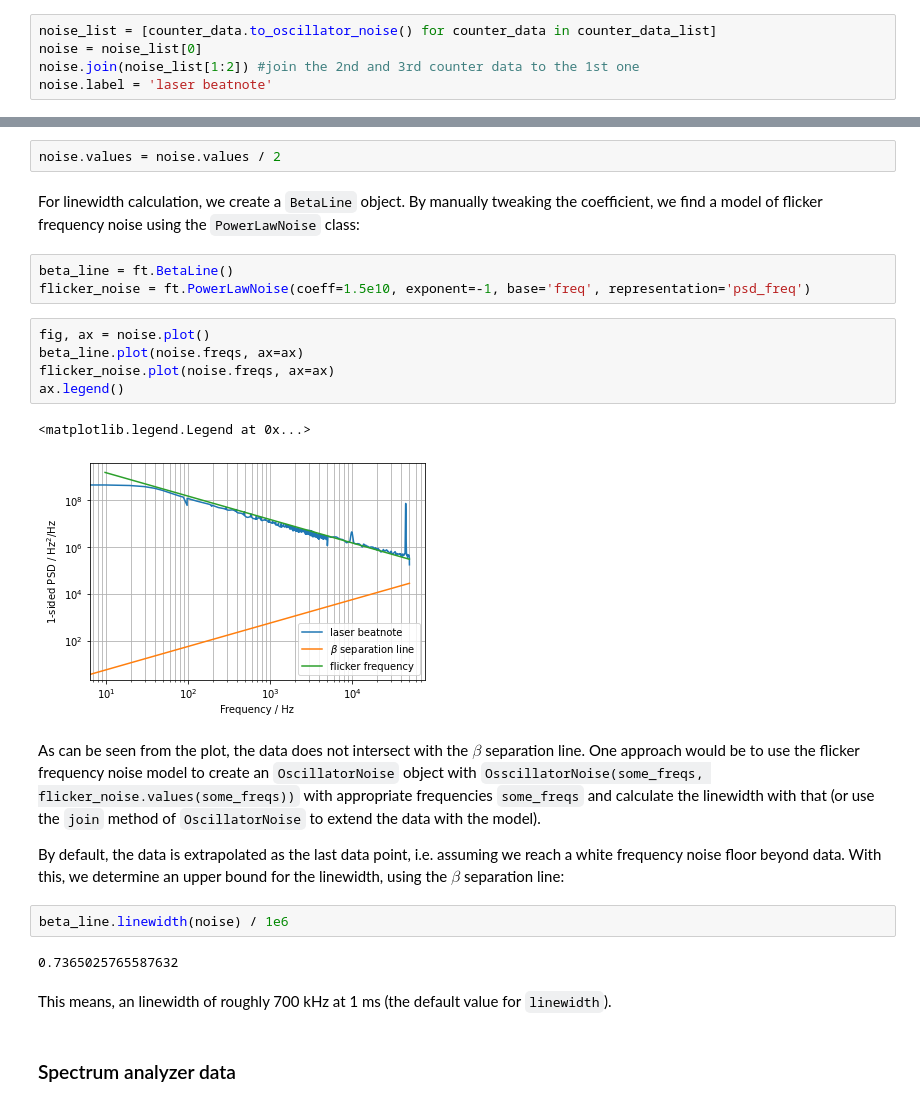
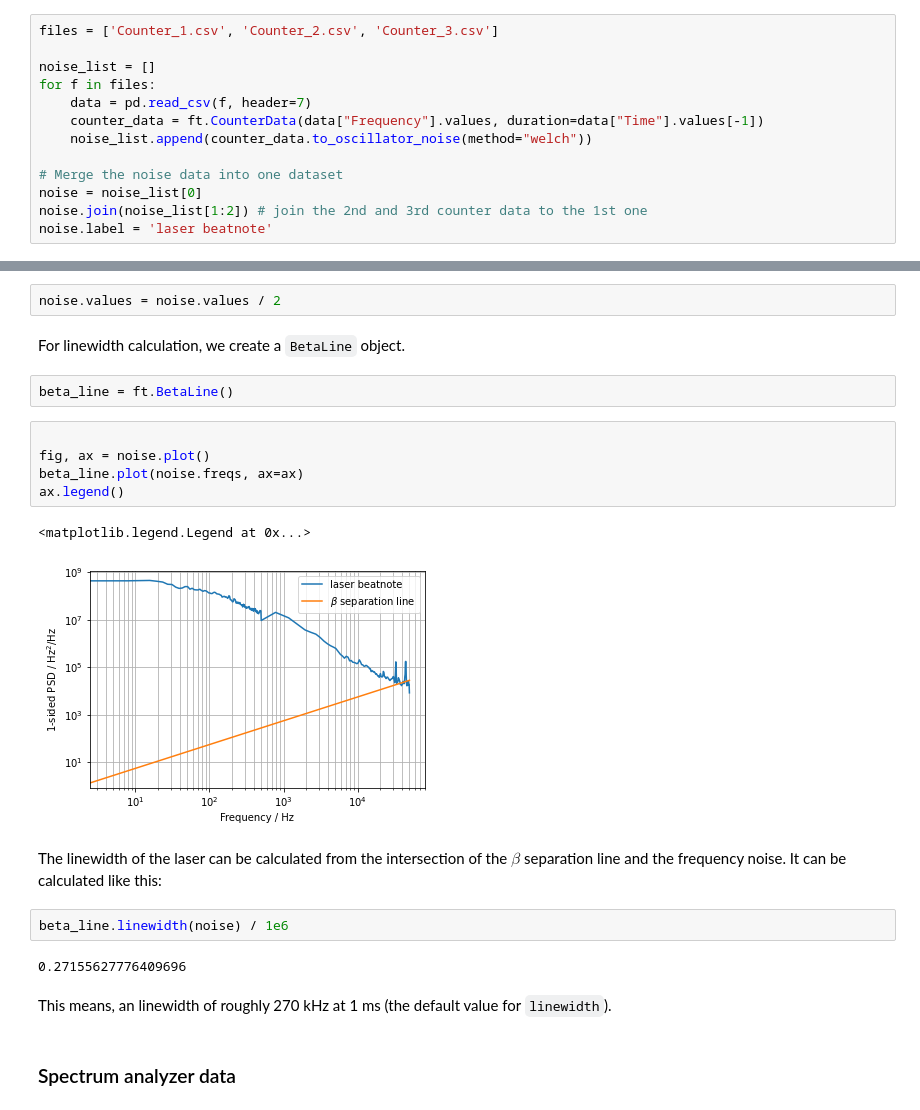
Before and after one commit to bleykauf/freqtools, a Jupyter notebook: examples/Examples.ipynb, the cells around one changed output, grey strips where cells are left out. Saved outputs shown, nothing was run; the diff lists cells and outputs as text.

Commit message:
Add comprehensive example and new data.

```diff
--- a/examples/Examples.ipynb
+++ b/examples/Examples.ipynb
@@ -34,35 +21,40 @@ Each of the CounterData objects in `counter_data_list` is then converted to a `O
 # %%
-noise_list = [counter_data.to_oscillator_noise() for counter_data in counter_data_list]
+files = ['Counter_1.csv', 'Counter_2.csv', 'Counter_3.csv']
+
+noise_list = []
+for f in files:
+    data = pd.read_csv(f, header=7)
+    counter_data = ft.CounterData(data["Frequency"].values, duration=data["Time"].values[-1])
+    noise_list.append(counter_data.to_oscillator_noise(method="welch"))
+
+# Merge the noise data into one dataset
 noise = noise_list[0]
-noise.join(noise_list[1:2]) #join the 2nd and 3rd counter data to the 1st one
+noise.join(noise_list[1:2]) # join the 2nd and 3rd counter data to the 1st one
 noise.label = 'laser beatnote'
 # %% [markdown]
 We are interestd in the Frequency noise of one laser, so we have to divide the PSD by 2 (assuming uncorrelated noise). Changing the `values` property will automatically cause all representations to be recalculated.
 # %%
 noise.values = noise.values / 2
 # %% [markdown]
-For linewidth calculation, we create a `BetaLine` object. By manually tweaking the coefficient, we find a model of flicker frequency noise using the `PowerLawNoise` class:
+For linewidth calculation, we create a `BetaLine` object.
-# %%
-beta_line = ft.BetaLine()
-flicker_noise = ft.PowerLawNoise(coeff=1.5e10, exponent=-1, base='freq', representation='psd_freq')
+# %%
+beta_line = ft.BetaLine()
 # %%
+
 fig, ax = noise.plot()
 beta_line.plot(noise.freqs, ax=ax)
-flicker_noise.plot(noise.freqs, ax=ax)
 ax.legend()
 # %% [output]
 <matplotlib.legend.Legend at 0x...>
-[figure, old version]
+[figure, new version]
-# %% [markdown]
-As can be seen from the plot, the data does not intersect with the $\beta$ separation line. One approach would be to use the flicker frequency noise model to create an `OscillatorNoise` object with `OsscillatorNoise(some_freqs, flicker_noise.values(some_freqs))` with appropriate frequencies `some_freqs` and calculate the linewidth with that (or use the `join` method of `OscillatorNoise` to extend the data with the model).
-
-By default, the data is extrapolated as the last data point, i.e. assuming we reach a white frequency noise floor beyond data. With this, we determine an upper bound for the linewidth, using the $\beta$ separation line:
+# %% [markdown]
+The linewidth of the laser can be calculated from the intersection of the $\beta$ separation line and the frequency noise. It can be calculated like this:
 # %%
 beta_line.linewidth(noise) / 1e6
 # %% [output]
-0.7365025765587632
+0.27155627776409696
 # %% [markdown]
-This means, an linewidth of roughly 700 kHz at 1 ms (the default value for `linewidth`).
+This means, an linewidth of roughly 270 kHz at 1 ms (the default value for `linewidth`).
 # %% [markdown]
 ### Spectrum analyzer data
 # %% [markdown]
```
Also changed, not shown: parts of 8 cells of this notebook, 13 other files.
